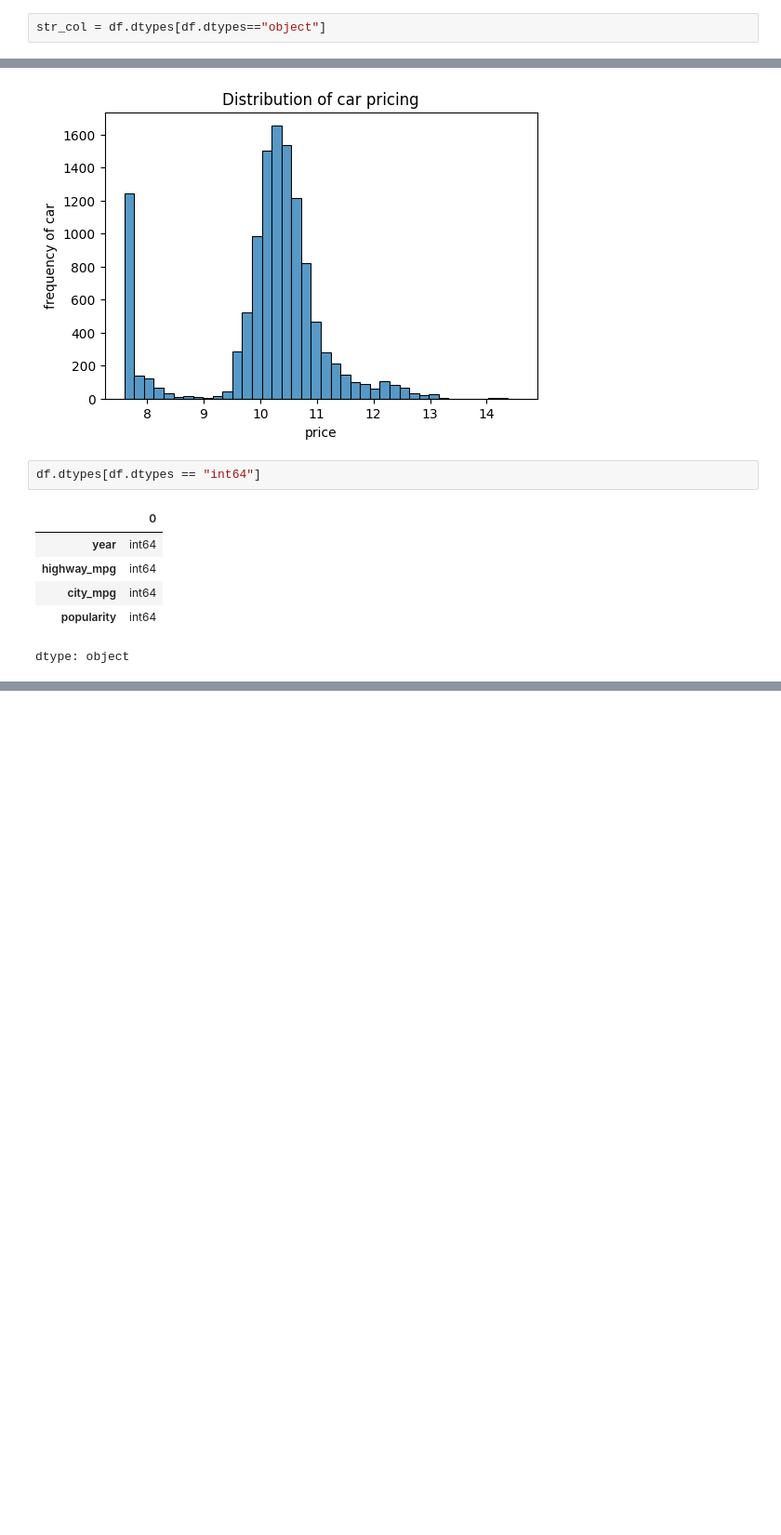
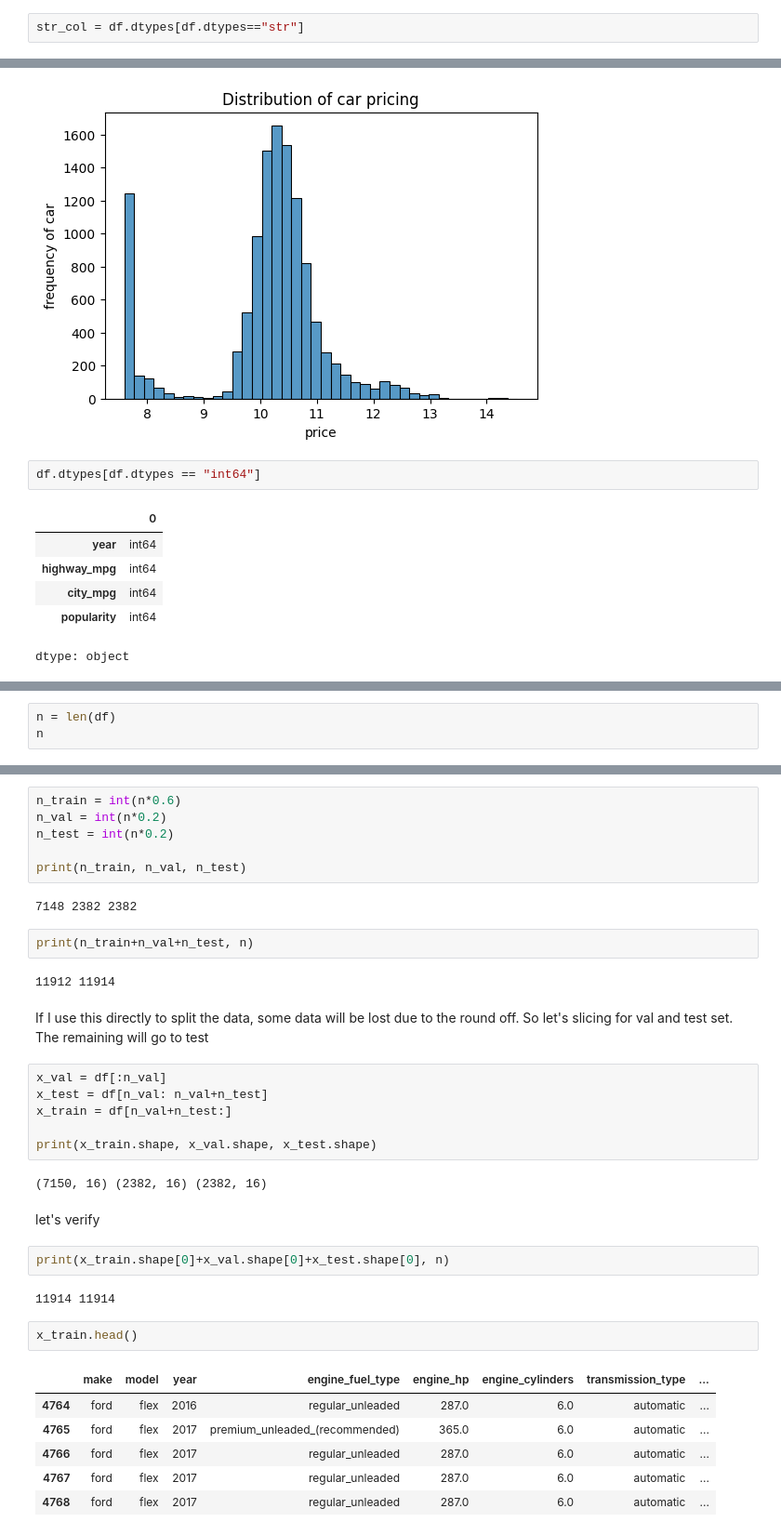
Before and after one commit to Sonu-Surendran/Machine_Learning, a Jupyter notebook: course2/ml_car_price.ipynb, the cells around one changed output, grey strips where cells are left out. Shown at 93% size. Saved outputs shown, nothing was run; the diff lists cells and outputs as text; blank space fills up the shorter version.

Commit message:
data exploration is done

```diff
--- a/course2/ml_car_price.ipynb
+++ b/course2/ml_car_price.ipynb
@@ -41,6 +94,6 @@ df.dtypes == "object"
 dtype: bool
 # %%
-str_col = df.dtypes[df.dtypes=="object"]
+str_col = df.dtypes[df.dtypes=="str"]
 # %%
 str_col
 # %% [output]
@@ -117,0 +172,3 @@ dtype: object
+# %%
+n = len(df)
+n
@@ -117,0 +179,37 @@ dtype: object
+# %%
+n_train = int(n*0.6)
+n_val = int(n*0.2)
+n_test = int(n*0.2)
+
+print(n_train, n_val, n_test)
+# %% [output]
+7148 2382 2382
+# %%
+print(n_train+n_val+n_test, n)
+# %% [output]
+11912 11914
+# %% [markdown]
+If I use this directly to split the data, some data will be lost due to the round off. So let's slicing for val and test set. The remaining will go to test
+# %%
+x_val = df[:n_val]
+x_test = df[n_val: n_val+n_test]
+x_train = df[n_val+n_test:]
+
+print(x_train.shape, x_val.shape, x_test.shape)
+# %% [output]
+(7150, 16) (2382, 16) (2382, 16)
+# %% [markdown]
+let's verify
+# %%
+print(x_train.shape[0]+x_val.shape[0]+x_test.shape[0], n)
+# %% [output]
+11914 11914
+# %%
+x_train.head()
+# %% [output]
+|  | make | model | year | engine_fuel_type | engine_hp | engine_cylinders | transmission_type | ... |
+| 4764 | ford | flex | 2016 | regular_unleaded | 287.0 | 6.0 | automatic | ... |
+| 4765 | ford | flex | 2017 | premium_unleaded_(recommended) | 365.0 | 6.0 | automatic | ... |
+| 4766 | ford | flex | 2017 | regular_unleaded | 287.0 | 6.0 | automatic | ... |
+| 4767 | ford | flex | 2017 | regular_unleaded | 287.0 | 6.0 | automatic | ... |
+| 4768 | ford | flex | 2017 | regular_unleaded | 287.0 | 6.0 | automatic | ... |
```
Also changed, not shown: parts of 27 cells of this notebook.
